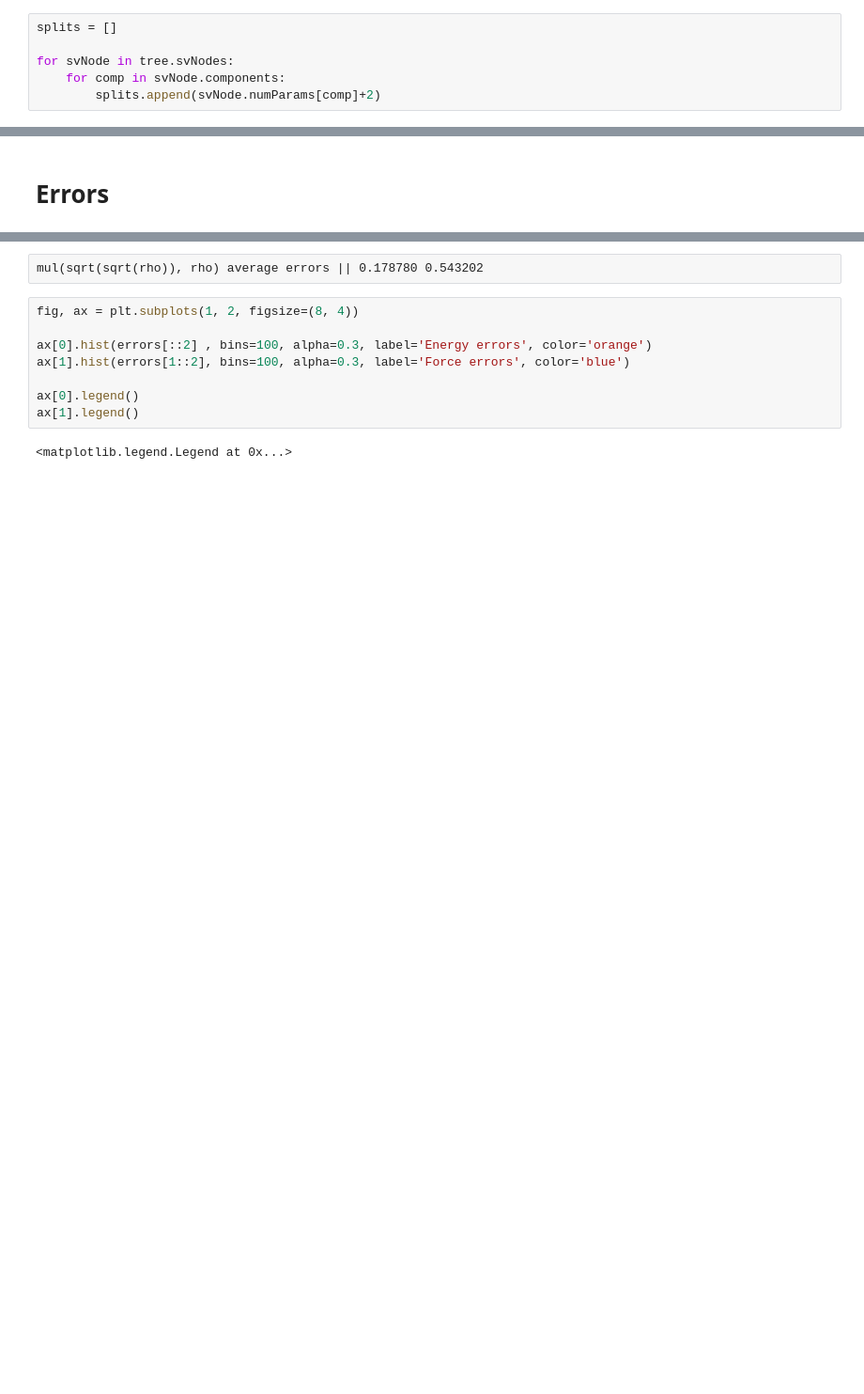
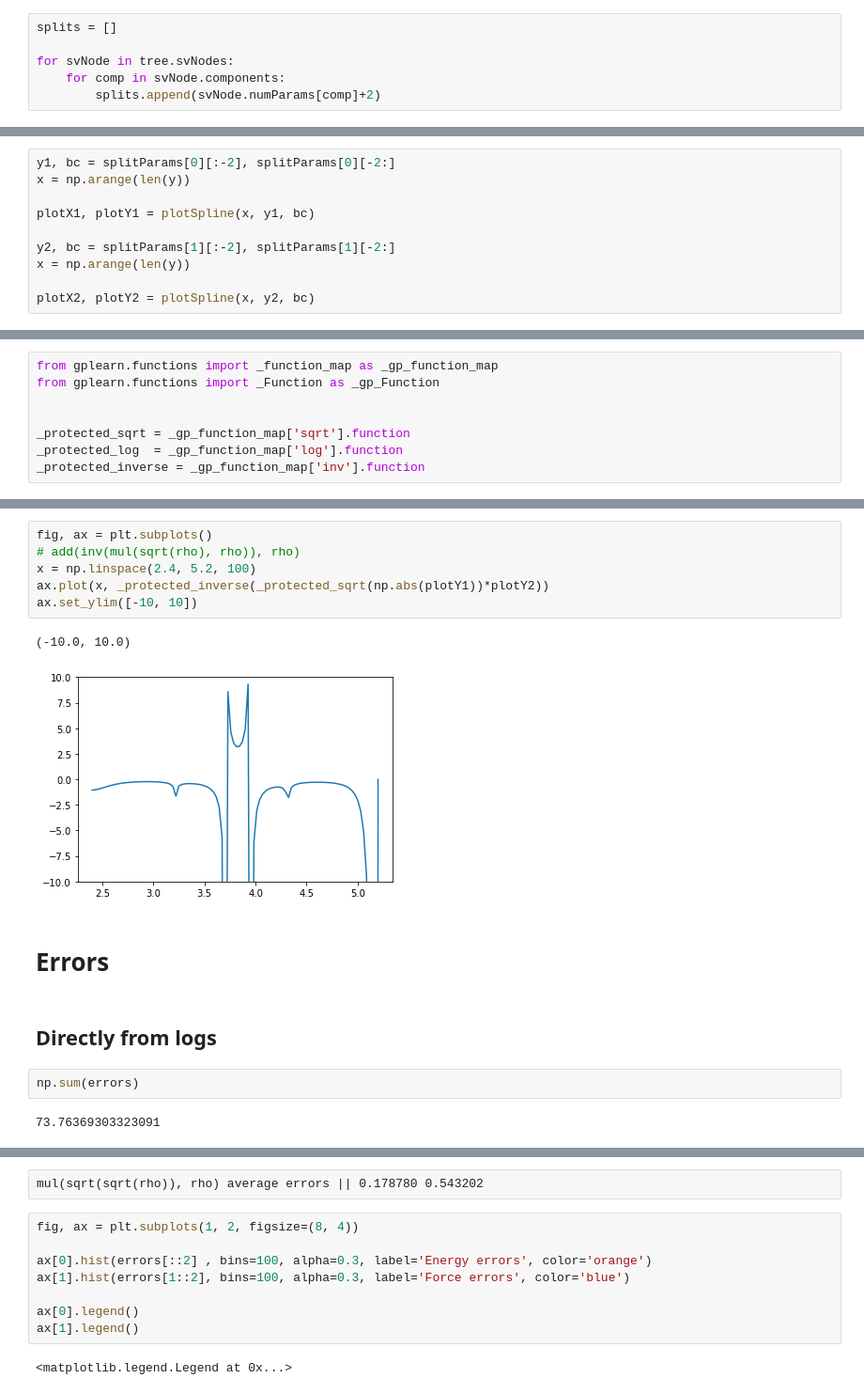
Before and after one commit to TrinkleGroup/svreg, a Jupyter notebook: tree_analyzer.ipynb, the cells around one changed output, grey strips where cells are left out. Shown: that part at 94% size. Saved outputs shown, nothing was run; the diff lists cells and outputs as text; blank space fills up the shorter version.

```diff
--- a/tree_analyzer.ipynb
+++ b/tree_analyzer.ipynb
@@ -87,0 +116,10 @@ for i, spline in enumerate(splitParams):
+# %%
+y1, bc = splitParams[0][:-2], splitParams[0][-2:]
+x = np.arange(len(y))
+
+plotX1, plotY1 = plotSpline(x, y1, bc)
+
+y2, bc = splitParams[1][:-2], splitParams[1][-2:]
+x = np.arange(len(y))
+
+plotX2, plotY2 = plotSpline(x, y2, bc)
@@ -87,0 +172,8 @@ for i, spline in enumerate(splitParams):
+# %%
+from gplearn.functions import _function_map as _gp_function_map
+from gplearn.functions import _Function as _gp_Function
+
+
+_protected_sqrt = _gp_function_map['sqrt'].function
+_protected_log  = _gp_function_map['log'].function
+_protected_inverse = _gp_function_map['inv'].function
@@ -88,5 +200,20 @@ for i, spline in enumerate(splitParams):
+# %%
+fig, ax = plt.subplots()
+# add(inv(mul(sqrt(rho), rho)), rho)
+x = np.linspace(2.4, 5.2, 100)
+ax.plot(x, _protected_inverse(_protected_sqrt(np.abs(plotY1))*plotY2))
+ax.set_ylim([-10, 10])
+# %% [output]
+(-10.0, 10.0)
+[figure, added]
 # %% [markdown]
 # Errors
+# %% [markdown]
+## Directly from logs
+# %%
+np.sum(errors)
+# %% [output]
+73.76369303323091
 # %%
 with h5py.File('../svreg_data/mlearn/Mo/Mo.hdf5', 'r') as db:
 
```
Also changed, not shown: parts of 17 cells of this notebook, 4 other files.
